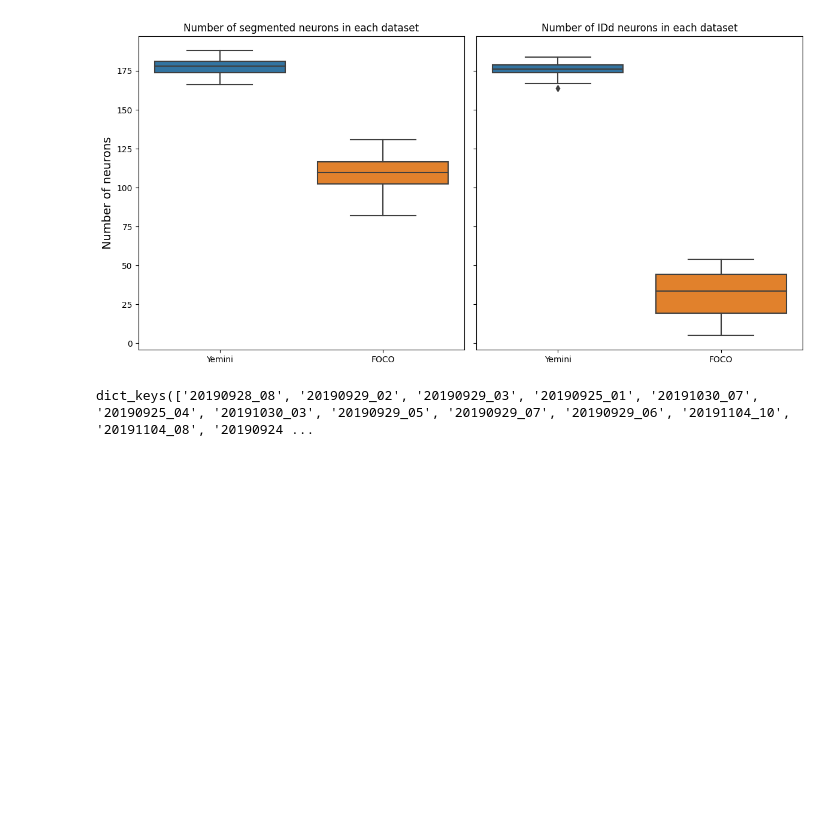
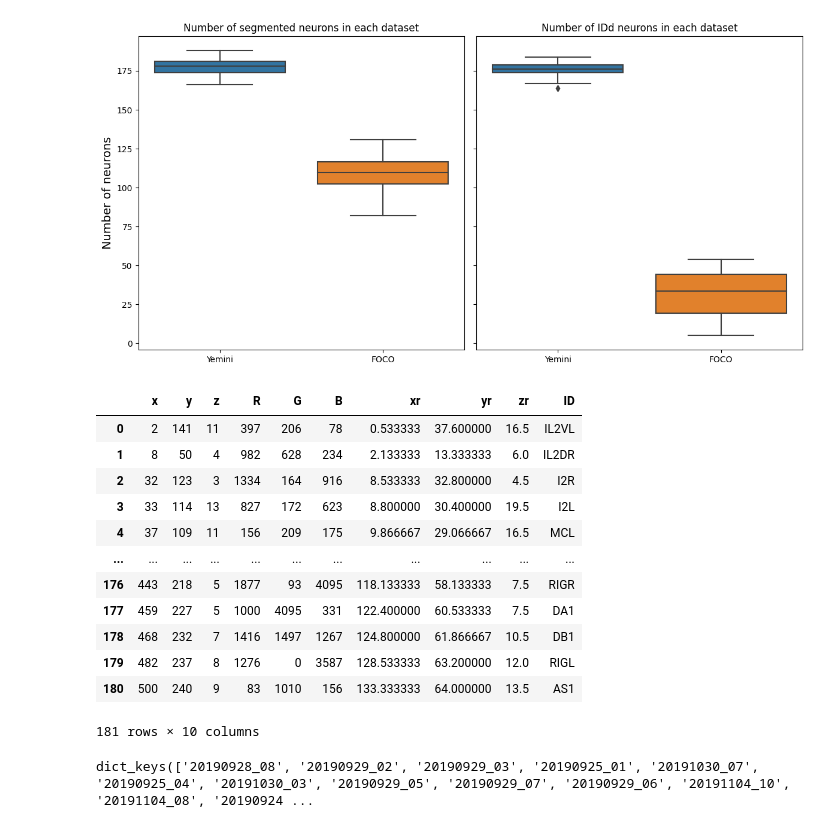
Before and after one commit to focolab/NWBelegans, a Jupyter notebook: Analysis/NWB_figures.ipynb, the cells around one changed output. Cells and saved outputs as stored; diff of their text form; code cells hidden in the pictures; blank space fills up the shorter version.

```diff
--- a/Analysis/NWB_figures.ipynb
+++ b/Analysis/NWB_figures.ipynb
@@ -68,6 +68,22 @@ plot_summary_stats([num_seg_yem, num_seg_FOCO], [num_ID_yem, num_ID_FOCO], ['Yem
 3  184  180  Yemini
 4  180  175  Yemini
 [figure]
+# %%
+Yem_dataset['20190924_01']
+# %% [output]
+|  | x | y | z | R | G | B | xr | yr | zr | ID |
+| 0 | 2 | 141 | 11 | 397 | 206 | 78 | 0.533333 | 37.600000 | 16.5 | IL2VL |
+| 1 | 8 | 50 | 4 | 982 | 628 | 234 | 2.133333 | 13.333333 | 6.0 | IL2DR |
+| 2 | 32 | 123 | 3 | 1334 | 164 | 916 | 8.533333 | 32.800000 | 4.5 | I2R |
+| 3 | 33 | 114 | 13 | 827 | 172 | 623 | 8.800000 | 30.400000 | 19.5 | I2L |
+| 4 | 37 | 109 | 11 | 156 | 209 | 175 | 9.866667 | 29.066667 | 16.5 | MCL |
+| ... | ... | ... | ... | ... | ... | ... | ... | ... | ... | ... |
+| 176 | 443 | 218 | 5 | 1877 | 93 | 4095 | 118.133333 | 58.133333 | 7.5 | RIGR |
+| 177 | 459 | 227 | 5 | 1000 | 4095 | 331 | 122.400000 | 60.533333 | 7.5 | DA1 |
+| 178 | 468 | 232 | 7 | 1416 | 1497 | 1267 | 124.800000 | 61.866667 | 10.5 | DB1 |
+| 179 | 482 | 237 | 8 | 1276 | 0 | 3587 | 128.533333 | 63.200000 | 12.0 | RIGL |
+| 180 | 500 | 240 | 9 | 83 | 1010 | 156 | 133.333333 | 64.000000 | 13.5 | AS1 |
+181 rows × 10 columns
 # %%
 '''
 Pass datasets generated by get_dataset_neurons to combine datasetes. Can pass any number of datasets as
```
Also changed, not shown: parts of 12 cells of this notebook.
